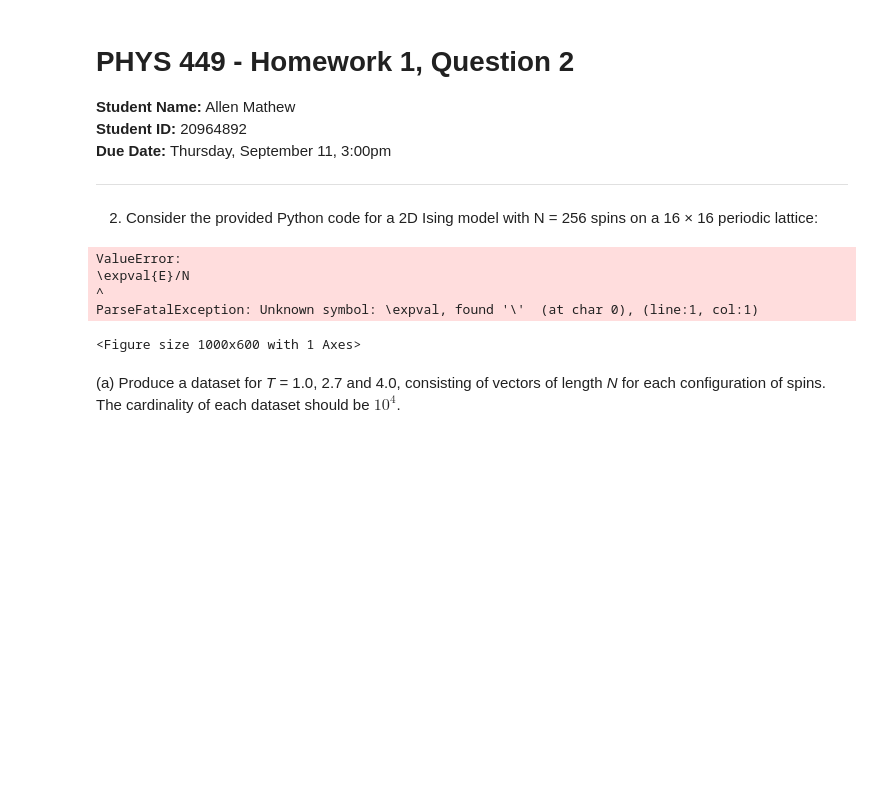
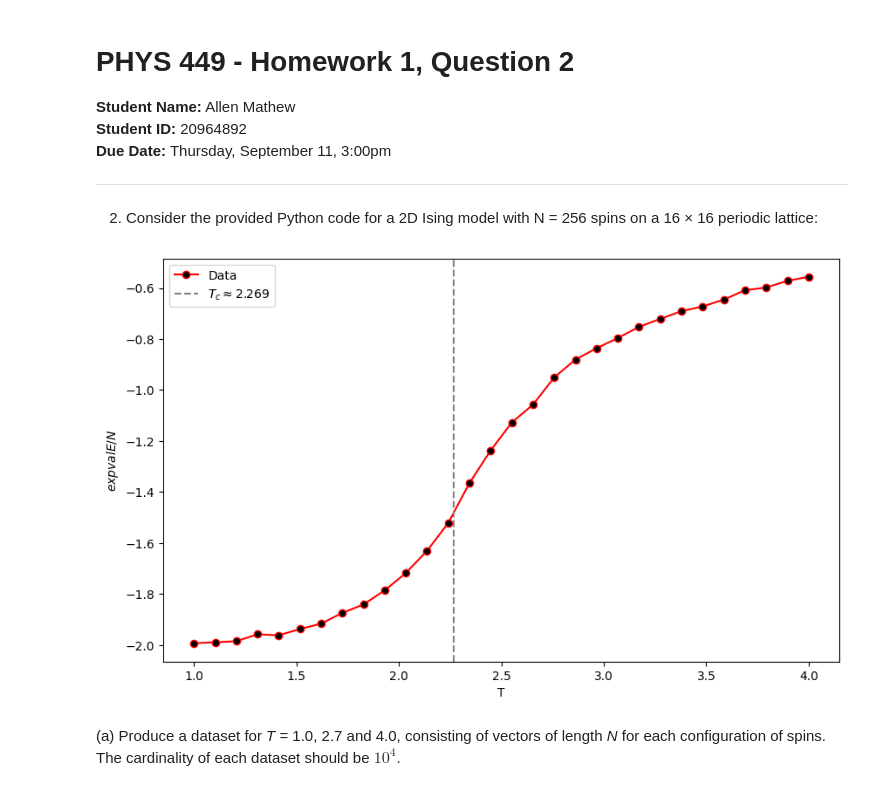
Before and after one commit to allxn753/PHYS449-assignments, a Jupyter notebook: HW1/HW1Q2.ipynb, the cells around one changed output. Cells and saved outputs as stored; diff of their text form; code cells hidden in the pictures; blank space fills up the shorter version.

```diff
--- a/HW1/HW1Q2.ipynb
+++ b/HW1/HW1Q2.ipynb
@@ -84,39 +84,35 @@ if __name__ == "__main__":
     J = 1.0
 
     plt.style.use("default")
 
     temperatures = np.linspace(1.0, 4.0, 30)
     avg_energies = []
 
     for T in tqdm(temperatures):
         samples, energies = run_mcmc(L, n_sweeps, T, J)
 
         mean_energy_per_spin = np.mean(energies) / N
         avg_energies.append(mean_energy_per_spin)
 
     Tc = 2.269 * J
 
     plt.figure(figsize=(10, 6))
     plt.plot(
         temperatures,
         avg_energies,
         "o-",
         label="Data",
         color="red",
         markerfacecolor="black",
     )
     plt.axvline(x=Tc, color="gray", linestyle="--", label=f"$T_c \\approx {Tc:.3f}$")
 
     plt.xlabel("T")
-    plt.ylabel(r"$\expval{E}/N$")
+    plt.ylabel(r"$expval{E}/N$")
     plt.legend()
     plt.show()
 # %% [output]
-ValueError:
-\expval{E}/N
-^
-ParseFatalException: Unknown symbol: \expval, found '\'  (at char 0), (line:1, col:1)
-<Figure size 1000x600 with 1 Axes>
+[figure, added]
 # %% [markdown]
 (a) Produce a dataset for *T* = 1.0, 2.7 and 4.0, consisting of vectors of length *N* for
 each configuration of spins. The cardinality of each dataset should be $10^{4}$.
```
